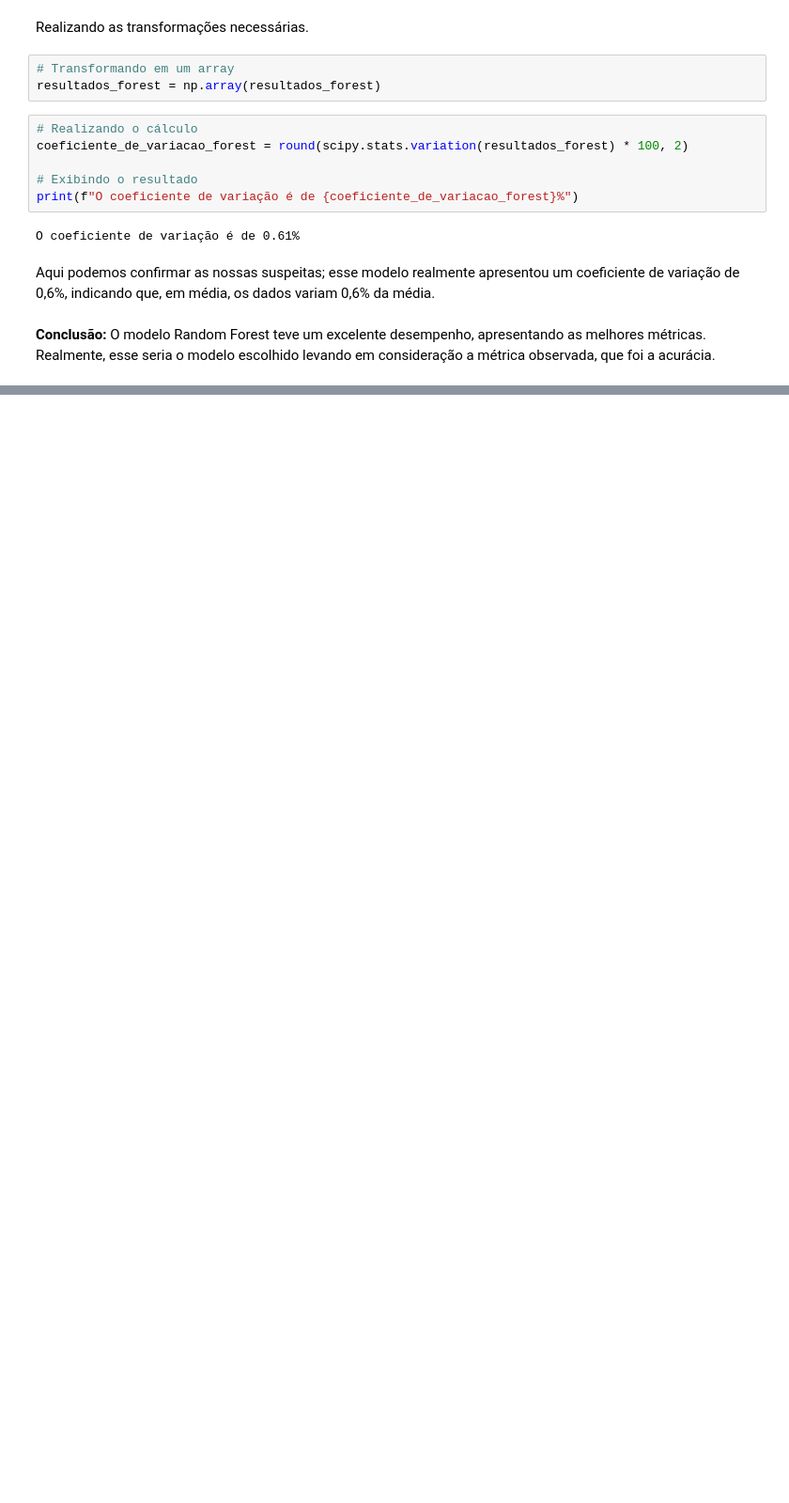
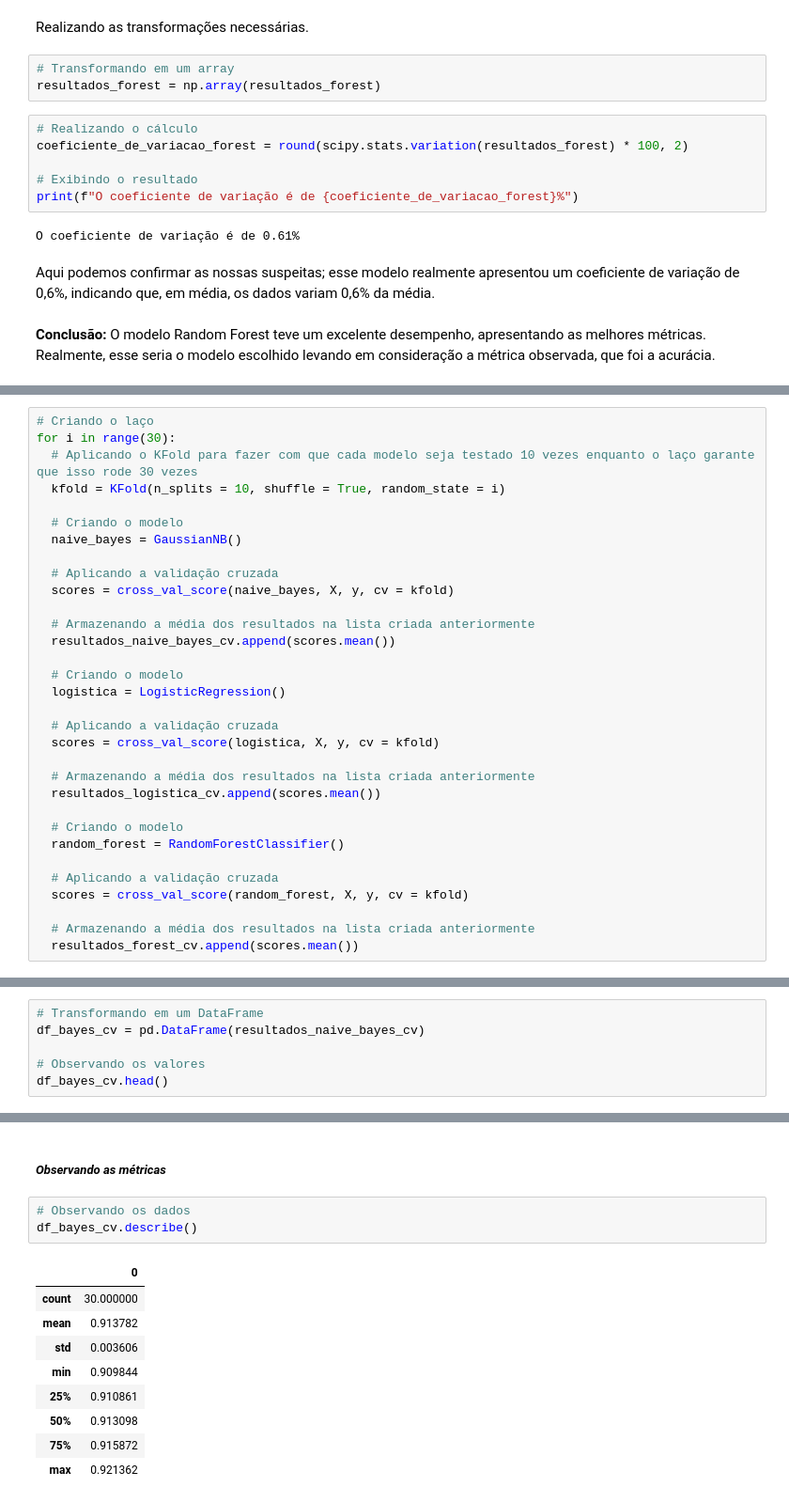
Before and after one commit to JosenildoJunior/StatPyDataScience, a Jupyter notebook: Medidas_de_posição_e_dispersão.ipynb, the cells around one changed output, grey strips where cells are left out. Shown at 94% size. Drawn from its saved outputs; the diff is of its cells as text; blank space fills up the shorter version.

```diff
--- a/Medidas_de_posição_e_dispersão.ipynb
+++ b/Medidas_de_posição_e_dispersão.ipynb
@@ -1073,0 +1103,32 @@ O modelo Random Forest teve um excelente desempenho, apresentando as melhores m
+# %%
+# Criando o laço
+for i in range(30):
+  # Aplicando o KFold para fazer com que cada modelo seja testado 10 vezes enquanto o laço garante que isso rode 30 vezes
+  kfold = KFold(n_splits = 10, shuffle = True, random_state = i)
+
+  # Criando o modelo
+  naive_bayes = GaussianNB()
+
+  # Aplicando a validação cruzada
+  scores = cross_val_score(naive_bayes, X, y, cv = kfold)
+
+  # Armazenando a média dos resultados na lista criada anteriormente
+  resultados_naive_bayes_cv.append(scores.mean())
+
+  # Criando o modelo
+  logistica = LogisticRegression()
+
+  # Aplicando a validação cruzada
+  scores = cross_val_score(logistica, X, y, cv = kfold)
+
+  # Armazenando a média dos resultados na lista criada anteriormente
+  resultados_logistica_cv.append(scores.mean())
+
+  # Criando o modelo
+  random_forest = RandomForestClassifier()
+
+  # Aplicando a validação cruzada
+  scores = cross_val_score(random_forest, X, y, cv = kfold)
+
+  # Armazenando a média dos resultados na lista criada anteriormente
+  resultados_forest_cv.append(scores.mean())
@@ -1073,0 +1139,6 @@ O modelo Random Forest teve um excelente desempenho, apresentando as melhores m
+# %%
+# Transformando em um DataFrame
+df_bayes_cv = pd.DataFrame(resultados_naive_bayes_cv)
+
+# Observando os valores
+df_bayes_cv.head()
@@ -1073,0 +1152,15 @@ O modelo Random Forest teve um excelente desempenho, apresentando as melhores m
+# %% [markdown]
+##### *Observando as métricas*
+# %%
+# Observando os dados
+df_bayes_cv.describe()
+# %% [output]
+|  | 0 |
+| count | 30.000000 |
+| mean | 0.913782 |
+| std | 0.003606 |
+| min | 0.909844 |
+| 25% | 0.910861 |
+| 50% | 0.913098 |
+| 75% | 0.915872 |
+| max | 0.921362 |
```
Also changed, not shown: parts of 35 cells of this notebook.
